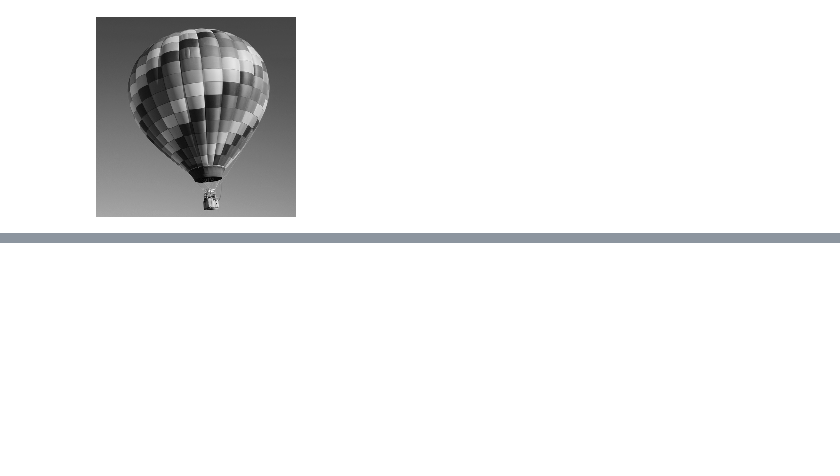
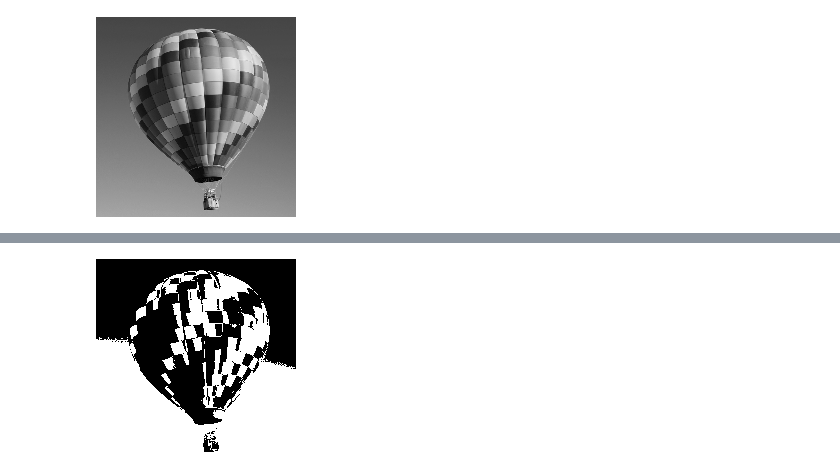
Before and after one commit to RaghavMaskara21/abc, a Jupyter notebook: Experiment_4.ipynb, the cells around one changed output, grey strips where cells are left out. Saved outputs shown, nothing was run; the diff lists cells and outputs as text; code cells hidden in the pictures; blank space fills up the shorter version.

```diff
--- a/Experiment_4.ipynb
+++ b/Experiment_4.ipynb
@@ -35,3 +33,18 @@ cv2_imshow(res)
+# %%
+#grey level slicing without background
+m,n = img.shape[:2]
+img_thresh_back = np.zeros((m,n), dtype = int)
+T1=100
+T2=180
+for i in range(m):
+  for j in range(n):
+    if T1 < img[i,j] < T2:
+      img_thresh_back[i,j]= 255
+    else:
+      img_thresh_back[i,j] = 0
+cv2_imshow(img_thresh_back)
+# %% [output]
+[figure, added]
 # %%
 # Bit Plane slicing
 eight_bit_img = img & 2**7
```
Also changed, not shown: parts of 5 cells of this notebook.
